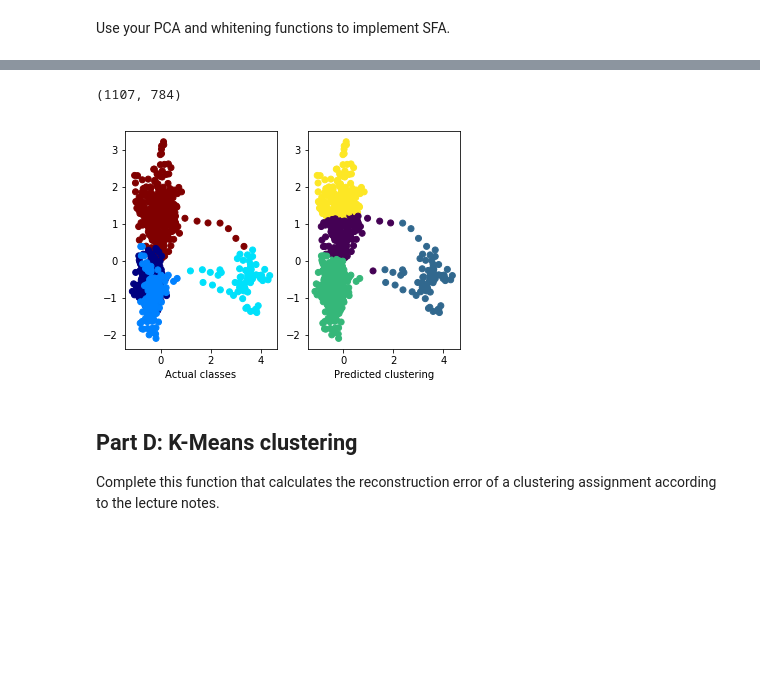
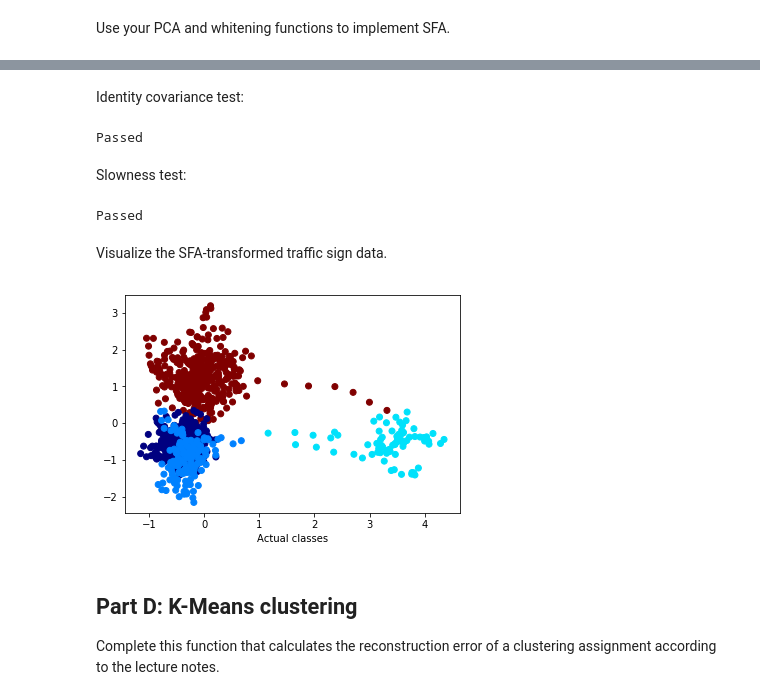
Before and after one commit to hlynurd/unsupervised-vizdoom, a Jupyter notebook: old_notebooks/trafficsign_gtestw.ipynb, the cells around one changed output, grey strips where cells are left out. Saved outputs shown, nothing was run; the diff lists cells and outputs as text; code cells hidden in the pictures; blank space fills up the shorter version.

```diff
--- a/old_notebooks/trafficsign_gtestw.ipynb
+++ b/old_notebooks/trafficsign_gtestw.ipynb
@@ -240,7 +241,7 @@ def slow_feature_analysis(data, n_features):
     derivative = lambda Z: Z[1:, :]-Z[:-1, :]
     whitened_derivatives = derivative(whitened_data)
     (U, E, V) = principal_component_analysis(whitened_derivatives, data.shape[1])
-    sfa_transformed_data = whitened_data.dot(V)
+    sfa_transformed_data = whitened_data.dot(V[-n_features:,:].T)
     sfa_transformed_data = np.fliplr(sfa_transformed_data)
     ### YOUR CODE ENDS HERE ###
     return sfa_transformed_data
@@ -264,28 +248,40 @@ Passed
+# %% [markdown]
+Identity covariance test:
+# %%
+sfa_dims = 2
+rnd_data = np.random.multivariate_normal([0, 0], [[3, 4], [5, 6]], 1000)
+sfa_homemade = slow_feature_analysis(rnd_data, sfa_dims)
+assert(np.allclose(np.identity(2), np.cov(sfa_homemade.T)))
+print("Passed")
+# %% [output]
+Passed
+# %% [markdown]
+Slowness test:
+# %%
+import mdp
+def calculate_deltas(feature_array):
+    derivatives = feature_array[1,:] - feature_array[:-1,]
+    power = np.power(derivatives, 2)
+    return np.mean(power, axis=0)
+sfa = mdp.nodes.SFANode(output_dim=sfa_dims)
+sfa_mdp = sfa.execute(rnd_data)
+assert(np.allclose(calculate_deltas(sfa_homemade), calculate_deltas(sfa_mdp)))
+print("Passed")
+# %% [output]
+Passed
+# %% [markdown]
+Visualize the SFA-transformed traffic sign data.
 # %%
 # Viz with 2 sfa features
 # TODO: Swap out the KMeans function calls with k_means
 from sklearn.cluster import KMeans
 import mdp
-print(X.shape)
-sfa = mdp.nodes.SFANode(output_dim=2)
-slow_features = sfa.execute(X)
-# slow_features = > function from assignment 5 <
-kmeans = KMeans(init='random', n_clusters=ini_clusters)
-kmeans.fit(slow_features)
-classes = kmeans.predict(slow_features)
-# classes = > function from assignment 3 <
-
-plt.subplot(1, 2, 1)
+slow_features = slow_feature_analysis(X, 2)
 plt.scatter(slow_features[:,0], slow_features[:,1], c=Y, cmap="jet")
 plt.xlabel("Actual classes")
-plt.subplot(1, 2, 2)
-
-plt.scatter(slow_features[:,0], slow_features[:,1], c=classes)
-plt.xlabel("Predicted clustering")
 plt.show()
 # %% [output]
-(1107, 784)
-[figure, old version]
+[figure, new version]
 # %% [markdown]
 ## Part D: K-Means clustering
 Complete this function that calculates the reconstruction error of a clustering assignment according to the lecture notes.
```
Also changed, not shown: parts of 12 cells of this notebook.
